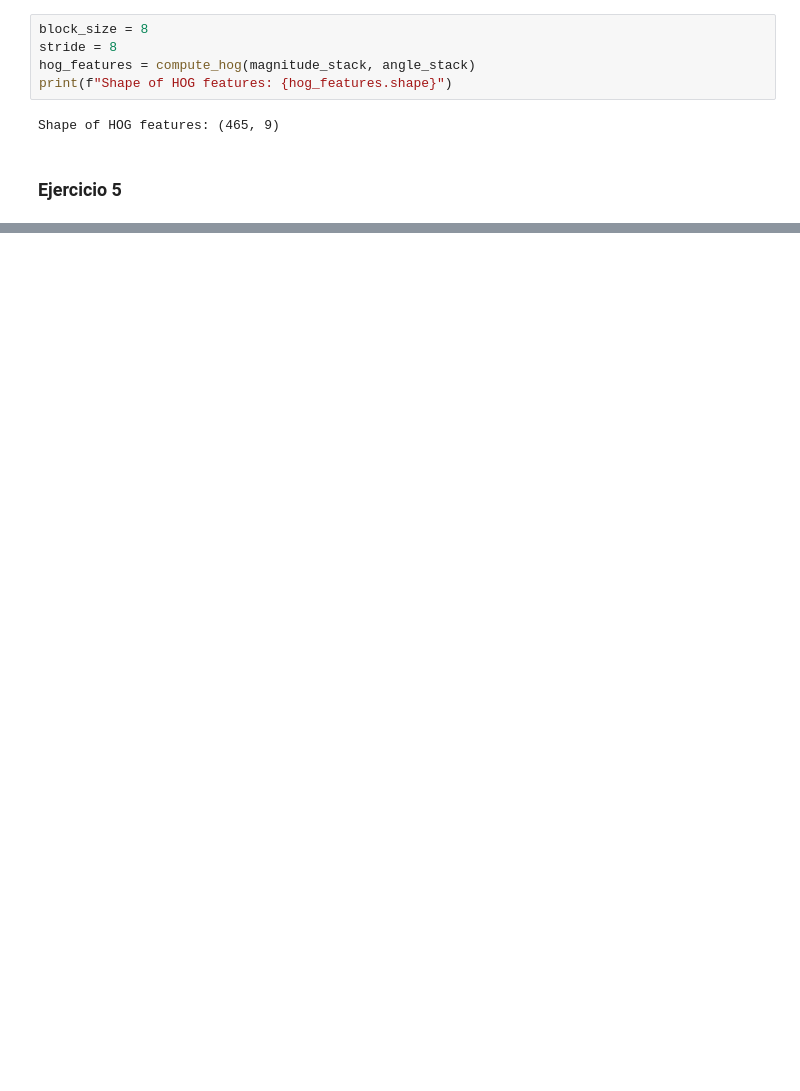
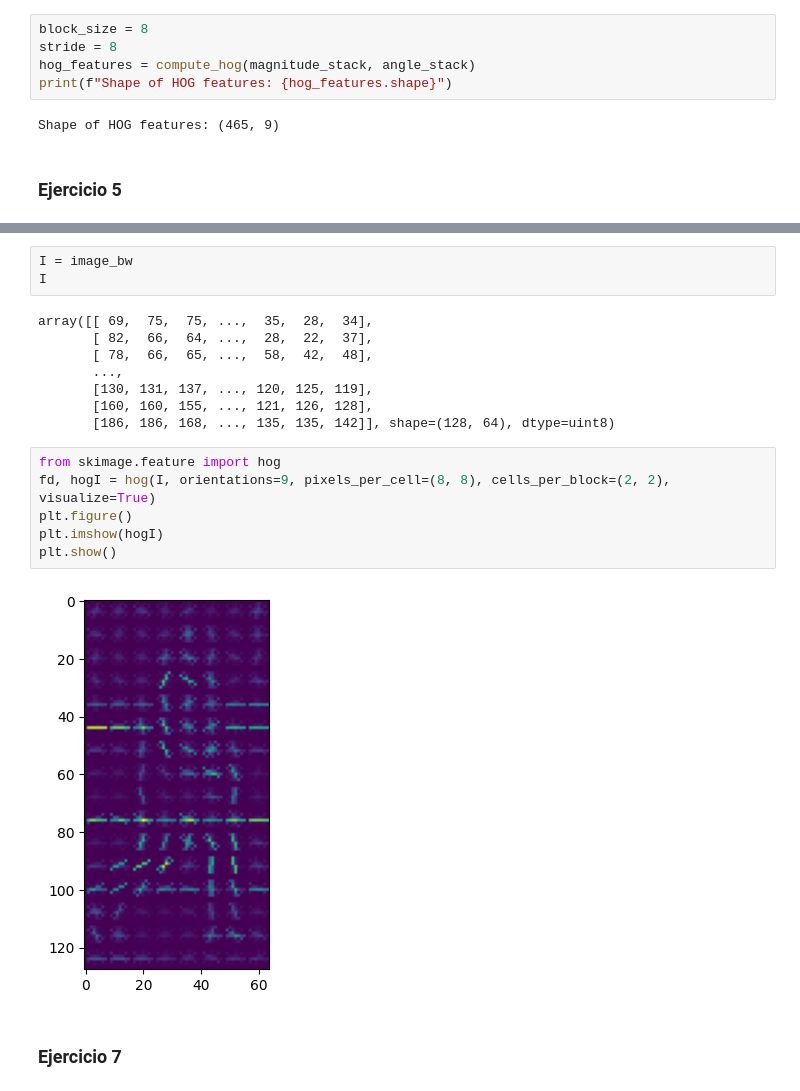
Before and after one commit to adrianfulla/Labs-CV, a Jupyter notebook: Lab3.ipynb, the cells around one changed output, grey strips where cells are left out. Drawn from its saved outputs; the diff is of its cells as text; blank space fills up the shorter version.

```diff
--- a/Lab3.ipynb
+++ b/Lab3.ipynb
@@ -334,0 +288,21 @@ plt.show()
+# %%
+I = image_bw
+I
+# %% [output]
+array([[ 69,  75,  75, ...,  35,  28,  34],
+       [ 82,  66,  64, ...,  28,  22,  37],
+       [ 78,  66,  65, ...,  58,  42,  48],
+       ...,
+       [130, 131, 137, ..., 120, 125, 119],
+       [160, 160, 155, ..., 121, 126, 128],
+       [186, 186, 168, ..., 135, 135, 142]], shape=(128, 64), dtype=uint8)
+# %%
+from skimage.feature import hog
+fd, hogI = hog(I, orientations=9, pixels_per_cell=(8, 8), cells_per_block=(2, 2), visualize=True)
+plt.figure()
+plt.imshow(hogI)
+plt.show()
+# %% [output]
+[figure, added]
+# %% [markdown]
+### Ejercicio 7
```
Also changed, not shown: parts of 15 cells of this notebook, 3 other files.
